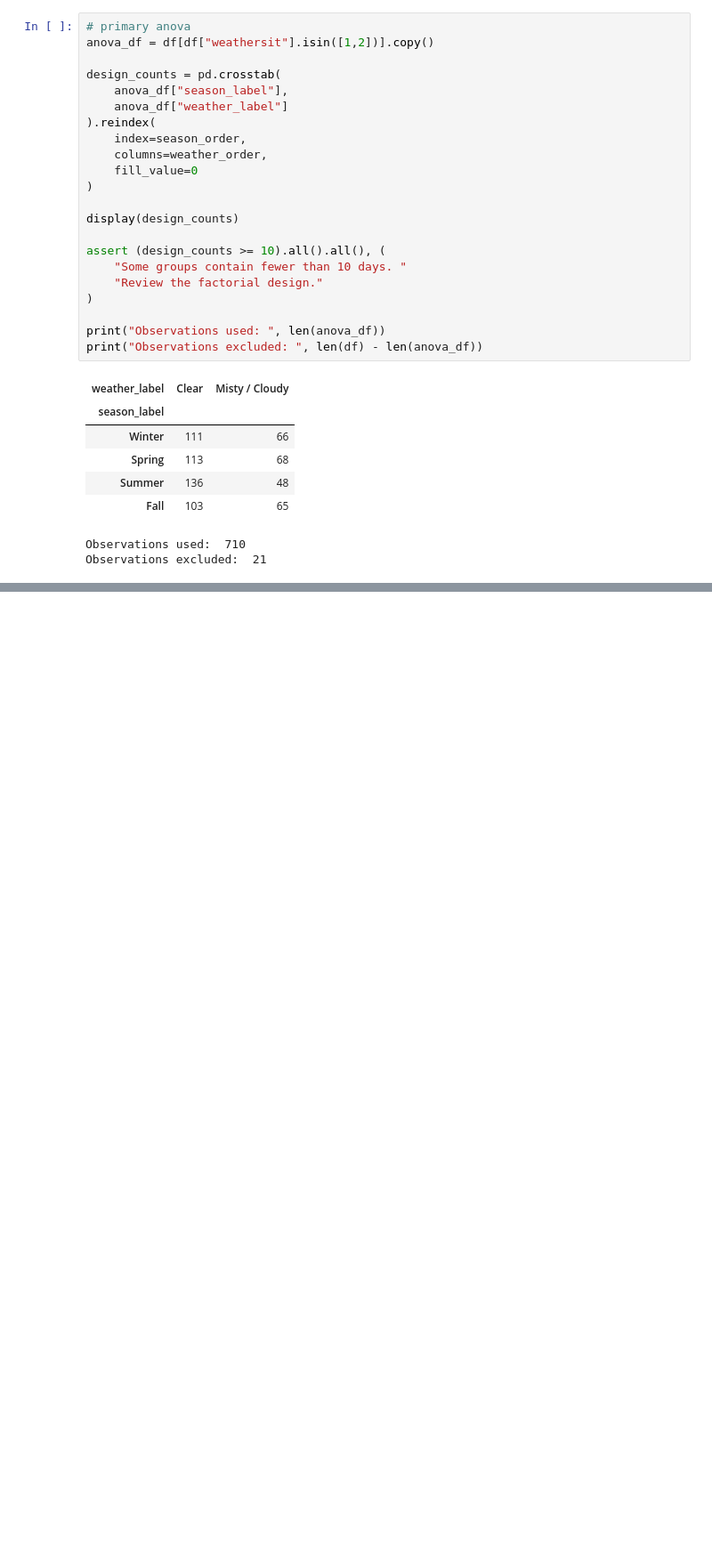
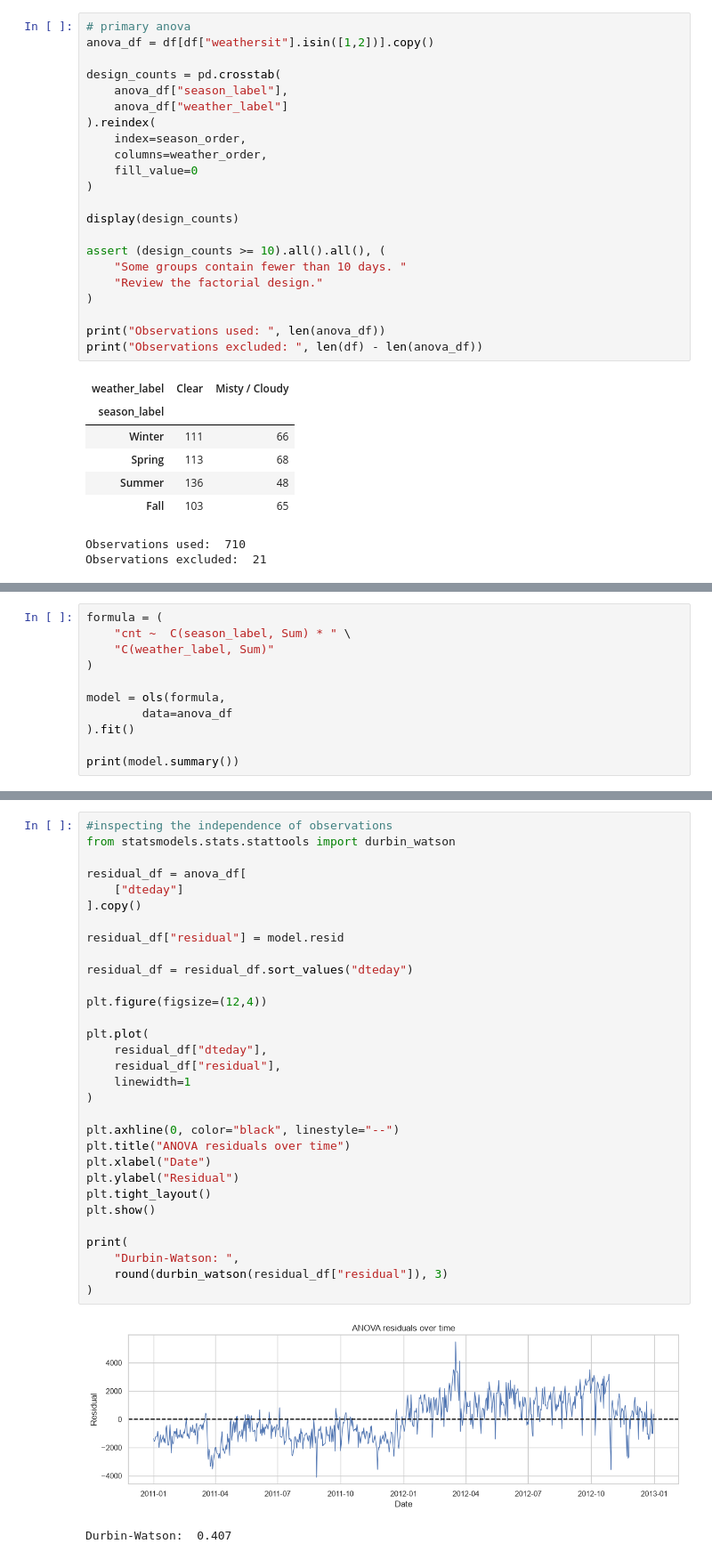
Before and after one commit to mrsmv/bike-sharing-anova, a Jupyter notebook: 02_notebooks/01_bike_demand_anova.ipynb, the cells around one changed output, grey strips where cells are left out. Shown at 89% size. Cells and saved outputs as stored; diff of their text form; blank space fills up the shorter version.

```diff
--- a/02_notebooks/01_bike_demand_anova.ipynb
+++ b/02_notebooks/01_bike_demand_anova.ipynb
@@ -240,0 +355,11 @@ Observations excluded:  21
+# %%
+formula = (
+    "cnt ~  C(season_label, Sum) * " \
+    "C(weather_label, Sum)"
+)
+
+model = ols(formula,
+        data=anova_df
+).fit()
+
+print(model.summary())
@@ -240,0 +384,34 @@ Observations excluded:  21
+# %%
+#inspecting the independence of observations
+from statsmodels.stats.stattools import durbin_watson
+
+residual_df = anova_df[
+    ["dteday"]
+].copy()
+
+residual_df["residual"] = model.resid
+
+residual_df = residual_df.sort_values("dteday")
+
+plt.figure(figsize=(12,4))
+
+plt.plot(
+    residual_df["dteday"],
+    residual_df["residual"],
+    linewidth=1
+)
+
+plt.axhline(0, color="black", linestyle="--")
+plt.title("ANOVA residuals over time")
+plt.xlabel("Date")
+plt.ylabel("Residual")
+plt.tight_layout()
+plt.show()
+
+print(
+    "Durbin-Watson: ",
+    round(durbin_watson(residual_df["residual"]), 3)
+)
+# %% [output]
+[figure, added]
+Durbin-Watson:  0.407
```
Also changed, not shown: parts of 13 cells of this notebook, 1 other file.
